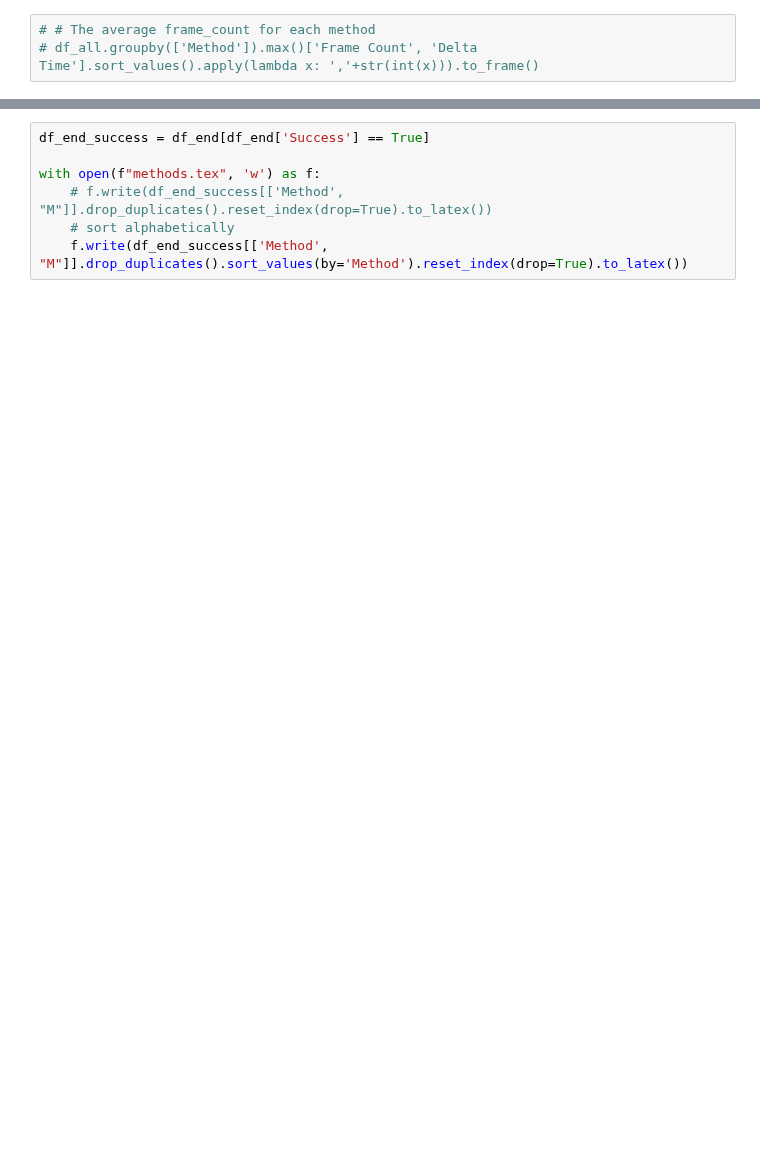
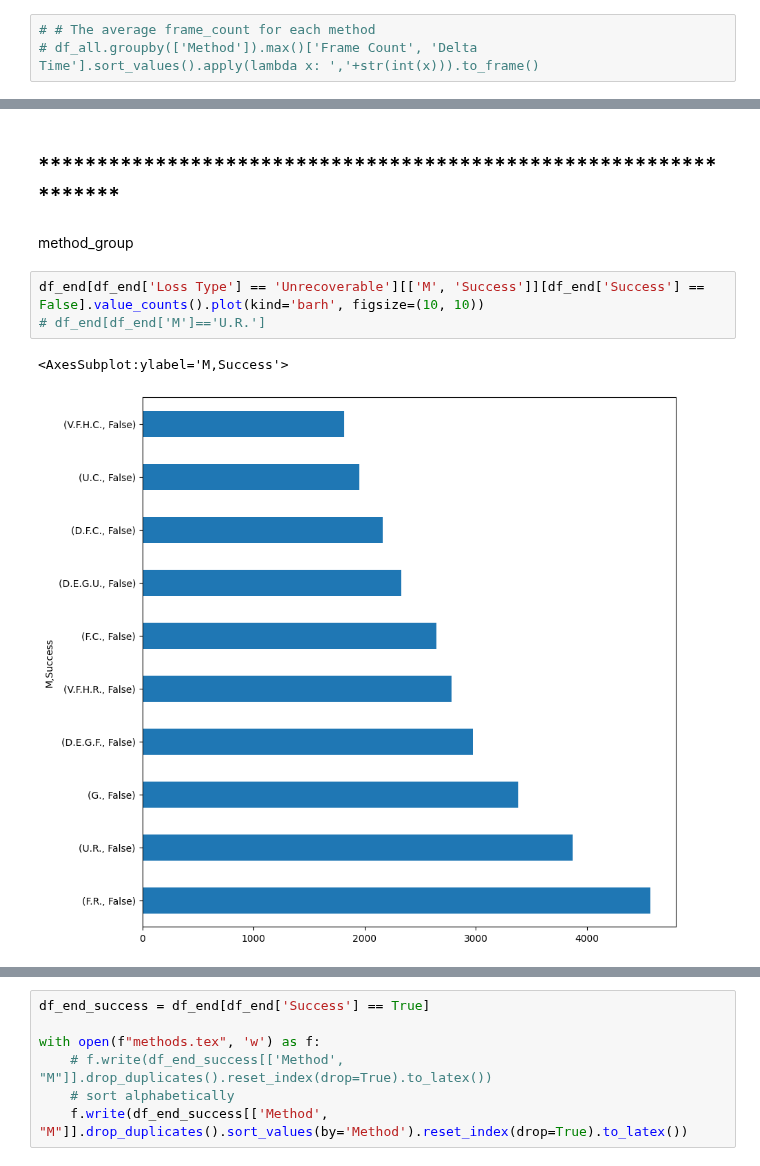
Before and after one commit to DIRECTLab/Multi_Agents_Area_Exploration, a Jupyter notebook: analysing_data/chris_plots/plots.ipynb, the cells around one changed output, grey strips where cells are left out. Drawn from its saved outputs; the diff is of its cells as text; blank space fills up the shorter version.

Commit message:
did some plotting changes over cta plots

```diff
--- a/analysing_data/chris_plots/plots.ipynb
+++ b/analysing_data/chris_plots/plots.ipynb
@@ -224,0 +272,10 @@ method_group
+# %% [markdown]
+## *****************************************************************
+# %% [markdown]
+method_group
+# %%
+df_end[df_end['Loss Type'] == 'Unrecoverable'][['M', 'Success']][df_end['Success'] == False].value_counts().plot(kind='barh', figsize=(10, 10))
+# df_end[df_end['M']=='U.R.']
+# %% [output]
+<AxesSubplot:ylabel='M,Success'>
+[figure, added]
```
Also changed, not shown: parts of 62 cells of this notebook, 12 other files.
